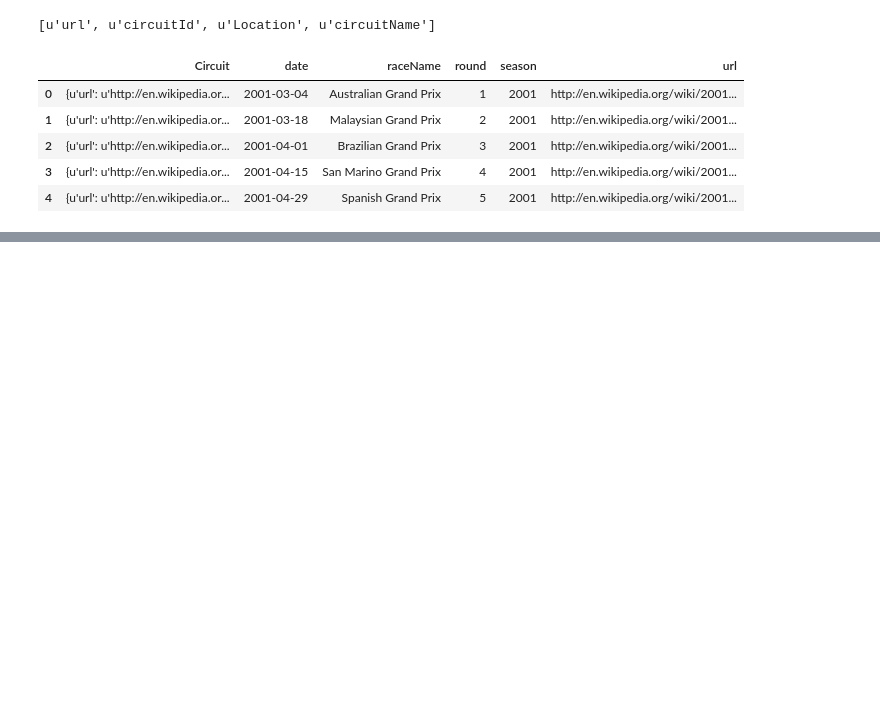
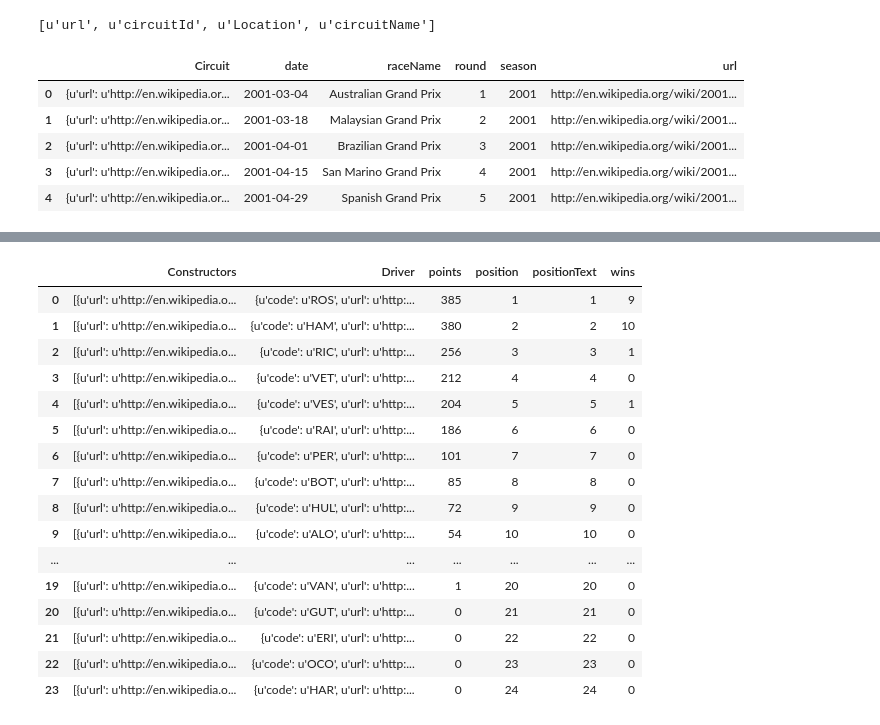
Before and after one commit to DivLoic/notebook, a Jupyter notebook: Labs/TP_Rethinkdb.ipynb, the cells around one changed output, grey strips where cells are left out. Cells and saved outputs as stored; diff of their text form; code cells hidden in the pictures; blank space fills up the shorter version.

```diff
--- a/Labs/TP_Rethinkdb.ipynb
+++ b/Labs/TP_Rethinkdb.ipynb
@@ -60,3 +143,23 @@ f1df.head()
+# %%
+pd.DataFrame(standing['MRData']['StandingsTable']['StandingsLists'][0]['DriverStandings'])
+# %% [output]
+|  | Constructors | Driver | points | position | positionText | wins |
+| 0 | [{u'url': u'http://en.wikipedia.o... | {u'code': u'ROS', u'url': u'http:... | 385 | 1 | 1 | 9 |
+| 1 | [{u'url': u'http://en.wikipedia.o... | {u'code': u'HAM', u'url': u'http:... | 380 | 2 | 2 | 10 |
+| 2 | [{u'url': u'http://en.wikipedia.o... | {u'code': u'RIC', u'url': u'http:... | 256 | 3 | 3 | 1 |
+| 3 | [{u'url': u'http://en.wikipedia.o... | {u'code': u'VET', u'url': u'http:... | 212 | 4 | 4 | 0 |
+| 4 | [{u'url': u'http://en.wikipedia.o... | {u'code': u'VES', u'url': u'http:... | 204 | 5 | 5 | 1 |
+| 5 | [{u'url': u'http://en.wikipedia.o... | {u'code': u'RAI', u'url': u'http:... | 186 | 6 | 6 | 0 |
+| 6 | [{u'url': u'http://en.wikipedia.o... | {u'code': u'PER', u'url': u'http:... | 101 | 7 | 7 | 0 |
+| 7 | [{u'url': u'http://en.wikipedia.o... | {u'code': u'BOT', u'url': u'http:... | 85 | 8 | 8 | 0 |
+| 8 | [{u'url': u'http://en.wikipedia.o... | {u'code': u'HUL', u'url': u'http:... | 72 | 9 | 9 | 0 |
+| 9 | [{u'url': u'http://en.wikipedia.o... | {u'code': u'ALO', u'url': u'http:... | 54 | 10 | 10 | 0 |
+| ... | ... | ... | ... | ... | ... | ... |
+| 19 | [{u'url': u'http://en.wikipedia.o... | {u'code': u'VAN', u'url': u'http:... | 1 | 20 | 20 | 0 |
+| 20 | [{u'url': u'http://en.wikipedia.o... | {u'code': u'GUT', u'url': u'http:... | 0 | 21 | 21 | 0 |
+| 21 | [{u'url': u'http://en.wikipedia.o... | {u'code': u'ERI', u'url': u'http:... | 0 | 22 | 22 | 0 |
+| 22 | [{u'url': u'http://en.wikipedia.o... | {u'code': u'OCO', u'url': u'http:... | 0 | 23 | 23 | 0 |
+| 23 | [{u'url': u'http://en.wikipedia.o... | {u'code': u'HAR', u'url': u'http:... | 0 | 24 | 24 | 0 |
 # %%
 r.connect('ns370799.ip-91-121-193.eu', 28015).repl()
 
```
Also changed, not shown: parts of 21 cells of this notebook, 38 other files.
